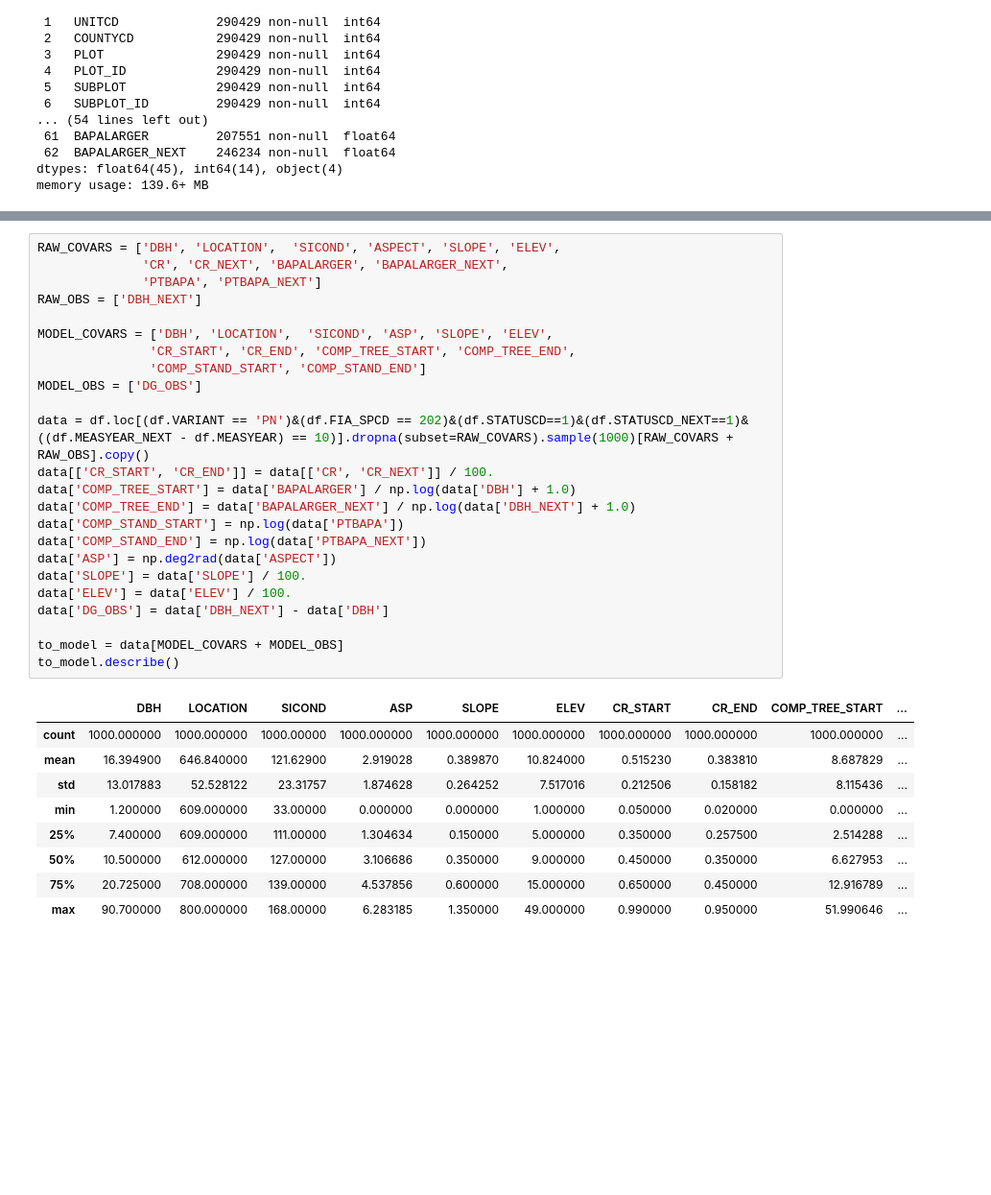
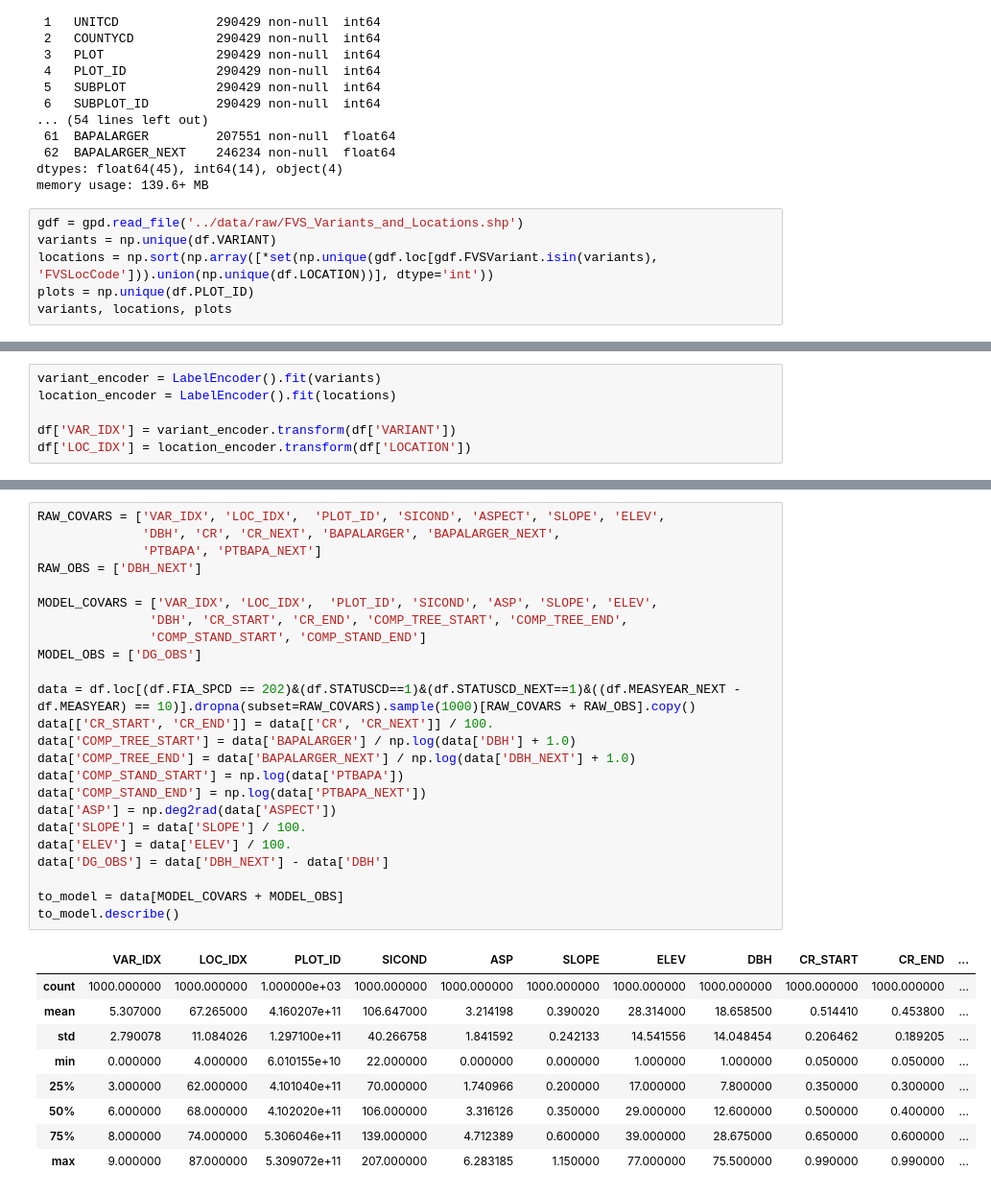
Before and after one commit to d-diaz/refit_fvs, a Jupyter notebook: notebooks/0X_Scanning Diameter Growth.ipynb, the cells around one changed output, grey strips where cells are left out. Shown at 96% size. Drawn from its saved outputs; the diff is of its cells as text; blank space fills up the shorter version.

```diff
--- a/notebooks/0X_Scanning Diameter Growth.ipynb
+++ b/notebooks/0X_Scanning Diameter Growth.ipynb
@@ -280,3 +244,9 @@ Data columns (total 63 columns):
  62  BAPALARGER_NEXT    246234 non-null  float64
 dtypes: float64(45), int64(14), object(4)
 memory usage: 139.6+ MB
+# %%
+gdf = gpd.read_file('../data/raw/FVS_Variants_and_Locations.shp')
+variants = np.unique(df.VARIANT)
+locations = np.sort(np.array([*set(np.unique(gdf.loc[gdf.FVSVariant.isin(variants), 'FVSLocCode'])).union(np.unique(df.LOCATION))], dtype='int'))
+plots = np.unique(df.PLOT_ID)
+variants, locations, plots
@@ -283,3 +265,9 @@ memory usage: 139.6+ MB
+# %%
+variant_encoder = LabelEncoder().fit(variants)
+location_encoder = LabelEncoder().fit(locations)
+
+df['VAR_IDX'] = variant_encoder.transform(df['VARIANT'])
+df['LOC_IDX'] = location_encoder.transform(df['LOCATION'])
 # %%
 df.columns
 # %% [output]
@@ -298,35 +286,35 @@ Index(['STATECD', 'UNITCD', 'COUNTYCD', 'PLOT', 'PLOT_ID', 'SUBPLOT',
       dtype='object')
 # %%
-RAW_COVARS = ['DBH', 'LOCATION',  'SICOND', 'ASPECT', 'SLOPE', 'ELEV',
-              'CR', 'CR_NEXT', 'BAPALARGER', 'BAPALARGER_NEXT',
+RAW_COVARS = ['VAR_IDX', 'LOC_IDX',  'PLOT_ID', 'SICOND', 'ASPECT', 'SLOPE', 'ELEV',
+              'DBH', 'CR', 'CR_NEXT', 'BAPALARGER', 'BAPALARGER_NEXT',
               'PTBAPA', 'PTBAPA_NEXT']
 RAW_OBS = ['DBH_NEXT']
 
-MODEL_COVARS = ['DBH', 'LOCATION',  'SICOND', 'ASP', 'SLOPE', 'ELEV',
-               'CR_START', 'CR_END', 'COMP_TREE_START', 'COMP_TREE_END',
+MODEL_COVARS = ['VAR_IDX', 'LOC_IDX',  'PLOT_ID', 'SICOND', 'ASP', 'SLOPE', 'ELEV',
+               'DBH', 'CR_START', 'CR_END', 'COMP_TREE_START', 'COMP_TREE_END',
                'COMP_STAND_START', 'COMP_STAND_END']
 MODEL_OBS = ['DG_OBS']
 
-data = df.loc[(df.VARIANT == 'PN')&(df.FIA_SPCD == 202)&(df.STATUSCD==1)&(df.STATUSCD_NEXT==1)&((df.MEASYEAR_NEXT - df.MEASYEAR) == 10)].dropna(subset=RAW_COVARS).sample(1000)[RAW_COVARS + RAW_OBS].copy()
+data = df.loc[(df.FIA_SPCD == 202)&(df.STATUSCD==1)&(df.STATUSCD_NEXT==1)&((df.MEASYEAR_NEXT - df.MEASYEAR) == 10)].dropna(subset=RAW_COVARS).sample(1000)[RAW_COVARS + RAW_OBS].copy()
 data[['CR_START', 'CR_END']] = data[['CR', 'CR_NEXT']] / 100.
 data['COMP_TREE_START'] = data['BAPALARGER'] / np.log(data['DBH'] + 1.0)
 data['COMP_TREE_END'] = data['BAPALARGER_NEXT'] / np.log(data['DBH_NEXT'] + 1.0)
 data['COMP_STAND_START'] = np.log(data['PTBAPA'])
 data['COMP_STAND_END'] = np.log(data['PTBAPA_NEXT'])
 data['ASP'] = np.deg2rad(data['ASPECT'])
 data['SLOPE'] = data['SLOPE'] / 100.
 data['ELEV'] = data['ELEV'] / 100.
 data['DG_OBS'] = data['DBH_NEXT'] - data['DBH']
 
 to_model = data[MODEL_COVARS + MODEL_OBS]
 to_model.describe()
 # %% [output]
-|  | DBH | LOCATION | SICOND | ASP | SLOPE | ELEV | CR_START | CR_END | COMP_TREE_START | ... |
-| count | 1000.000000 | 1000.000000 | 1000.00000 | 1000.000000 | 1000.000000 | 1000.000000 | 1000.000000 | 1000.000000 | 1000.000000 | ... |
-| mean | 16.394900 | 646.840000 | 121.62900 | 2.919028 | 0.389870 | 10.824000 | 0.515230 | 0.383810 | 8.687829 | ... |
-| std | 13.017883 | 52.528122 | 23.31757 | 1.874628 | 0.264252 | 7.517016 | 0.212506 | 0.158182 | 8.115436 | ... |
-| min | 1.200000 | 609.000000 | 33.00000 | 0.000000 | 0.000000 | 1.000000 | 0.050000 | 0.020000 | 0.000000 | ... |
-| 25% | 7.400000 | 609.000000 | 111.00000 | 1.304634 | 0.150000 | 5.000000 | 0.350000 | 0.257500 | 2.514288 | ... |
-| 50% | 10.500000 | 612.000000 | 127.00000 | 3.106686 | 0.350000 | 9.000000 | 0.450000 | 0.350000 | 6.627953 | ... |
-| 75% | 20.725000 | 708.000000 | 139.00000 | 4.537856 | 0.600000 | 15.000000 | 0.650000 | 0.450000 | 12.916789 | ... |
-| max | 90.700000 | 800.000000 | 168.00000 | 6.283185 | 1.350000 | 49.000000 | 0.990000 | 0.950000 | 51.990646 | ... |
+|  | VAR_IDX | LOC_IDX | PLOT_ID | SICOND | ASP | SLOPE | ELEV | DBH | CR_START | CR_END | ... |
+| count | 1000.000000 | 1000.000000 | 1.000000e+03 | 1000.000000 | 1000.000000 | 1000.000000 | 1000.000000 | 1000.000000 | 1000.000000 | 1000.000000 | ... |
+| mean | 5.307000 | 67.265000 | 4.160207e+11 | 106.647000 | 3.214198 | 0.390020 | 28.314000 | 18.658500 | 0.514410 | 0.453800 | ... |
+| std | 2.790078 | 11.084026 | 1.297100e+11 | 40.266758 | 1.841592 | 0.242133 | 14.541556 | 14.048454 | 0.206462 | 0.189205 | ... |
+| min | 0.000000 | 4.000000 | 6.010155e+10 | 22.000000 | 0.000000 | 0.000000 | 1.000000 | 1.000000 | 0.050000 | 0.050000 | ... |
+| 25% | 3.000000 | 62.000000 | 4.101040e+11 | 70.000000 | 1.740966 | 0.200000 | 17.000000 | 7.800000 | 0.350000 | 0.300000 | ... |
+| 50% | 6.000000 | 68.000000 | 4.102020e+11 | 106.000000 | 3.316126 | 0.350000 | 29.000000 | 12.600000 | 0.500000 | 0.400000 | ... |
+| 75% | 8.000000 | 74.000000 | 5.306046e+11 | 139.000000 | 4.712389 | 0.600000 | 39.000000 | 28.675000 | 0.650000 | 0.600000 | ... |
+| max | 9.000000 | 87.000000 | 5.309072e+11 | 207.000000 | 6.283185 | 1.150000 | 77.000000 | 75.500000 | 0.990000 | 0.990000 | ... |
```
Also changed, not shown: parts of 26 cells of this notebook.
